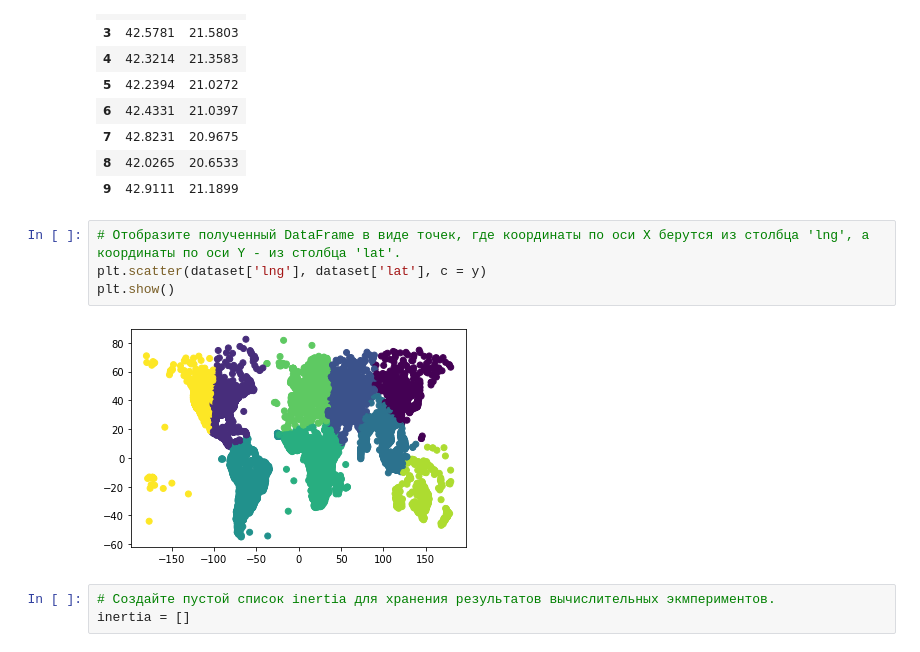
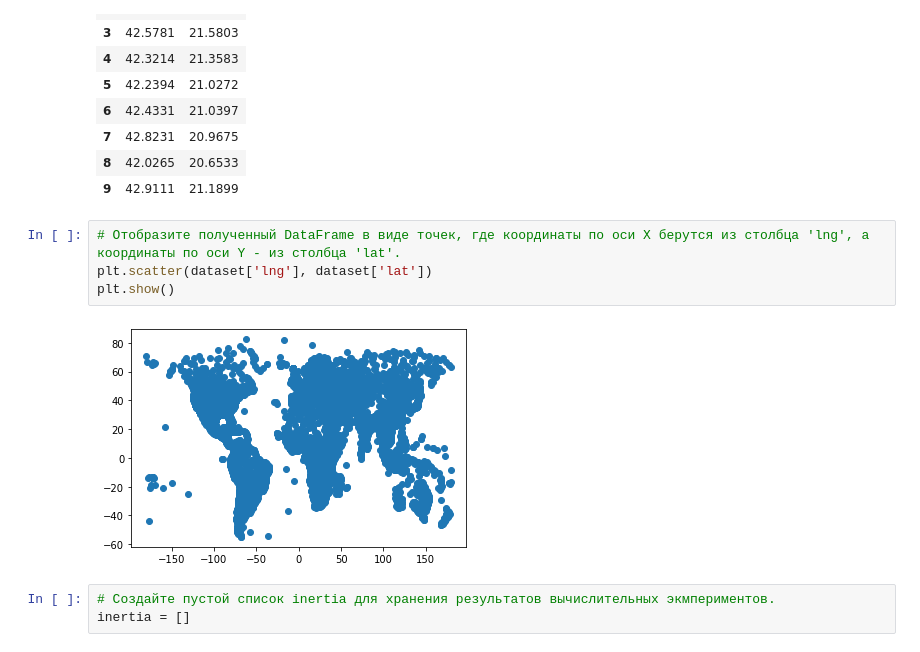
Before and after one commit to quiet-cmd/EmptyJupyterNoteebookForBinder, a Jupyter notebook: lesson_7/k_means.ipynb, the cells around one changed output. Cells and saved outputs as stored; diff of their text form.

```diff
--- a/lesson_7/k_means.ipynb
+++ b/lesson_7/k_means.ipynb
@@ -84,10 +84,10 @@ dataset.head(10)
 | 9 | 42.9111 | 21.1899 |
 # %%
 # Отобразите полученный DataFrame в виде точек, где координаты по оси X берутся из столбца 'lng', а координаты по оси Y - из столбца 'lat'.
-plt.scatter(dataset['lng'], dataset['lat'], c = y)
+plt.scatter(dataset['lng'], dataset['lat'])
 plt.show()
 # %% [output]
-[figure, old version]
+[figure, new version]
 # %%
 # Создайте пустой список inertia для хранения результатов вычислительных экмпериментов.
 inertia = []
```
Also changed, not shown: parts of 6 cells of this notebook.
